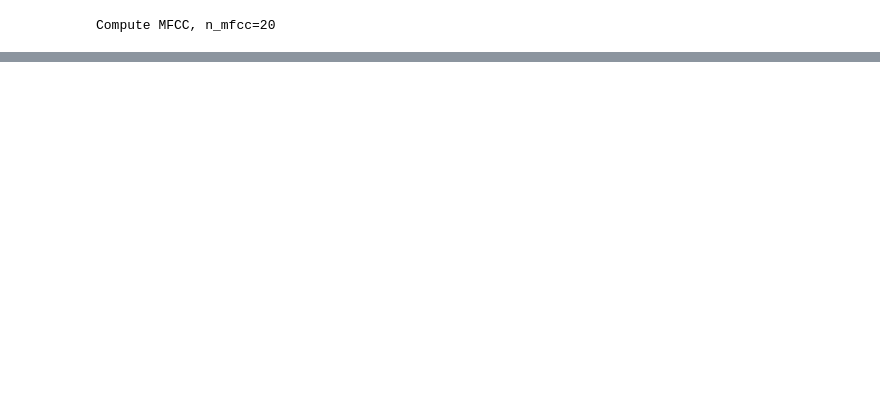
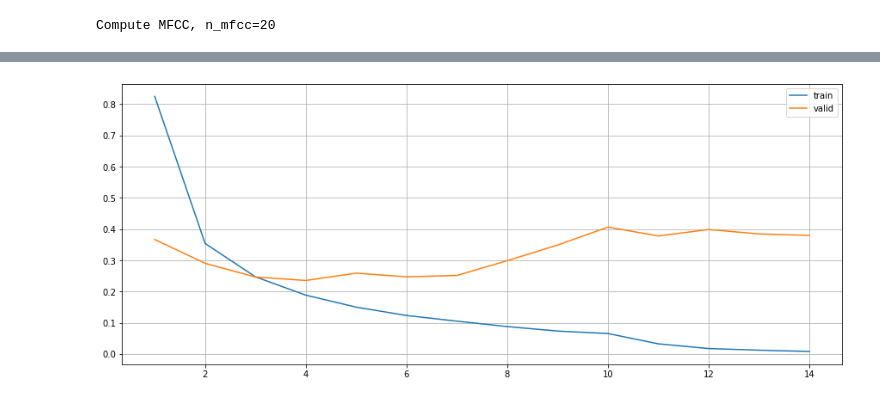
Before and after one commit to penguinwang96825/Tensorflow-Speech-Recognition-Challenge, a Jupyter notebook: Tensorflow-speech-recognition-challenge.ipynb, the cells around one changed output, grey strips where cells are left out. Saved outputs shown, nothing was run; the diff lists cells and outputs as text; code cells hidden in the pictures; blank space fills up the shorter version.

```diff
--- a/Tensorflow-speech-recognition-challenge.ipynb
+++ b/Tensorflow-speech-recognition-challenge.ipynb
@@ -189,0 +425,5 @@ class TDNN(nn.Module):
+# %%
+model = XVectors(dropout_p=0.1, n_classes=len(classes))
+device = torch.device('cuda' if torch.cuda.is_available() else 'cpu')
+model = model.to(device)
+print(model.named_parameters)
@@ -189,0 +448,18 @@ class TDNN(nn.Module):
+# %%
+lr = 2e-4
+num_epochs = 40
+patience = 10
+
+loss_fn = nn.CrossEntropyLoss()
+optimizer = torch.optim.Adam(model.parameters(), lr=lr)
+scheduler = torch.optim.lr_scheduler.ReduceLROnPlateau(optimizer, mode='min', factor=0.1, patience=5)
+# %%
+trainer = Trainer(
+    model=model,
+    device=device,
+    loss_fn=loss_fn,
+    optimizer=optimizer,
+    scheduler=scheduler
+)
+# %%
+best_model = trainer.train(num_epochs, patience, train_dataloader, valid_dataloader)
@@ -189,0 +481,9 @@ class TDNN(nn.Module):
+# %%
+plt.figure(figsize=(15, 6))
+plt.plot(range(1, len(trainer.train_losses)+1), trainer.train_losses, label="train")
+plt.plot(range(1, len(trainer.valid_losses)+1), trainer.valid_losses, label="valid")
+plt.legend()
+plt.grid()
+plt.show()
+# %% [output]
+[figure, added]
```
Also changed, not shown: parts of 24 cells of this notebook.
